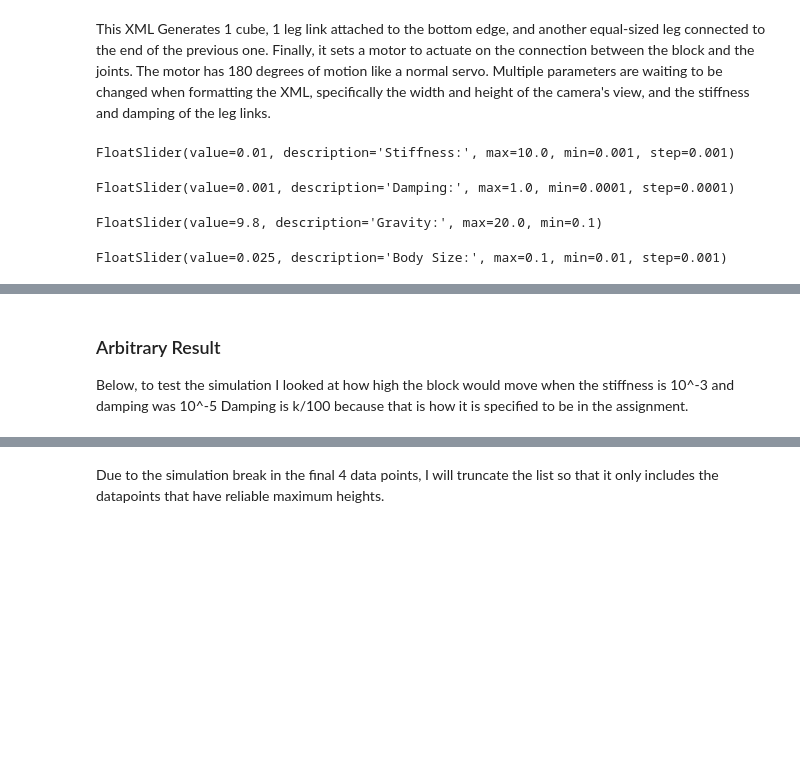
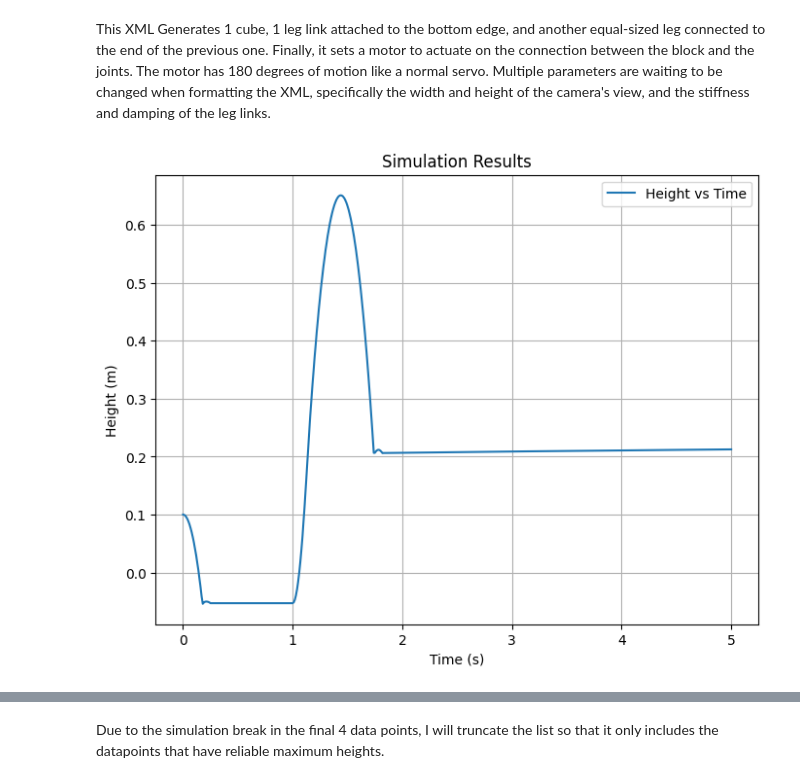
Before and after one commit to Justinian-T/Final-Project, a Jupyter notebook: FinalProjectBackup.ipynb, the cells around one changed output, grey strips where cells are left out. Saved outputs shown, nothing was run; the diff lists cells and outputs as text; code cells hidden in the pictures; blank space fills up the shorter version.

```diff
--- a/FinalProjectBackup.ipynb
+++ b/FinalProjectBackup.ipynb
@@ -147,52 +147,75 @@ def run_sim(k, b, grav, render=False):
     return t, xy, frames
 # %%
 import ipywidgets as widgets
-from IPython.display import display
+from IPython.display import display, clear_output
 import threading
 import matplotlib.pyplot as plt
 
 # Function to run the simulation with slider values
 def run_sim_with_gui(k, b, g, body_size, render=False):
     print(f"Running simulation with stiffness={k}, damping={b}, gravity={g}, body_size={body_size}")
     # Update global variables for the simulation
     global stiff, damp, grav
     stiff = k
     damp = b
     grav = g
 
     # Run the simulation
-    t, xy, frames = run_sim(k, b, render=render)
-    plt.plot(t, xy[:, 2, 2])
-    plt.title("Height vs Time")
+    t, xy, frames = run_sim(k, b, g, body_size, render=render)
+
+    # Clear previous output and display the results
+    clear_output(wait=True)
+    plt.figure(figsize=(8, 6))
+    plt.plot(t, xy[:, 2, 2], label="Height vs Time")
+    plt.title("Simulation Results")
     plt.xlabel("Time (s)")
     plt.ylabel("Height (m)")
+    plt.legend()
+    plt.grid()
     plt.show()
+
+    # Optionally display the video if render=True
+    if render:
+        import mediapy as media
+        media.show_video(frames, fps=30, codec="gif")
+
+    # Display the reset button after the simulation
+    display(reset_button)
 
 # Function to handle the "Run Simulation" button click
 def on_run_button_clicked(b):
-    k = stiffness_slider.value
-    b = damping_slider.value
+    k = stiffness_slider.value*10**-2
+    b = damping_slider.value*10**-2/100
     g = gravity_slider.value
     body_size = body_size_slider.value
 
     # Run the simulation in a separate thread to avoid freezing the notebook
     threading.Thread(target=run_sim_with_gui, args=(k, b, g, body_size, True)).start()
 
+# Function to reset the simulation and bring back the GUI
+def on_reset_button_clicked(b):
+    clear_output(wait=True)
+    display_gui()
+
+# Function to display the GUI
+def display_gui():
+    display(stiffness_slider, damping_slider, gravity_slider, body_size_slider, run_button)
+
 # Create sliders
-stiffness_slider = widgets.FloatSlider(value=0.01, min=0.001, max=10, step=0.001, description='Stiffness:')
-damping_slider = widgets.FloatSlider(value=0.001, min=0.0001, max=1, step=0.0001, description='Damping:')
-gravity_slider = widgets.FloatSlider(value=9.8, min=0.1, max=20, step=0.1, description='Gravity:')
-body_size_slider = widgets.FloatSlider(value=0.025, min=0.01, max=0.1, step=0.001, description='Body Size:')
+stiffness_slider = widgets.FloatSlider(value=0.05, min=0.05, max=3, step=0.005, description='Stiffness:')
+damping_slider = widgets.FloatSlider(value=0.05, min=0.05, max=3, step=0.005, description='Damping:')
+gravity_slider = widgets.FloatSlider(value=9.8, min=0.01, max=100, step=0.01, description='Gravity:')
+body_size_slider = widgets.FloatSlider(value=0.025, min=0.001, max=1, step=0.001, description='Body Size:')
 
-# Create a button to run the simulation
+# Create buttons
 run_button = widgets.Button(description="Run Simulation")
 run_button.on_click(on_run_button_clicked)
 
-# Display the sliders and button
-display(stiffness_slider, damping_slider, gravity_slider, body_size_slider, run_button)
+reset_button = widgets.Button(description="Reset Simulation")
+reset_button.on_click(on_reset_button_clicked)
+
+# Display the GUI
+display_gui()
 # %% [output]
-FloatSlider(value=0.01, description='Stiffness:', max=10.0, min=0.001, step=0.001)
-FloatSlider(value=0.001, description='Damping:', max=1.0, min=0.0001, step=0.0001)
-FloatSlider(value=9.8, description='Gravity:', max=20.0, min=0.1)
-FloatSlider(value=0.025, description='Body Size:', max=0.1, min=0.01, step=0.001)
+[figure, added]
 [interactive output not drawn]
@@ -199,4 +222,0 @@ FloatSlider(value=0.025, description='Body Size:', max=0.1, min=0.01, step=0.001
-# %% [markdown]
-### Arbitrary Result
-
-Below, to test the simulation I looked at how high the block would move when the stiffness is 10^-3 and damping was 10^-5 Damping is k/100 because that is how it is specified to be in the assignment.
```
Also changed, not shown: parts of 20 cells of this notebook, 3 other files.
